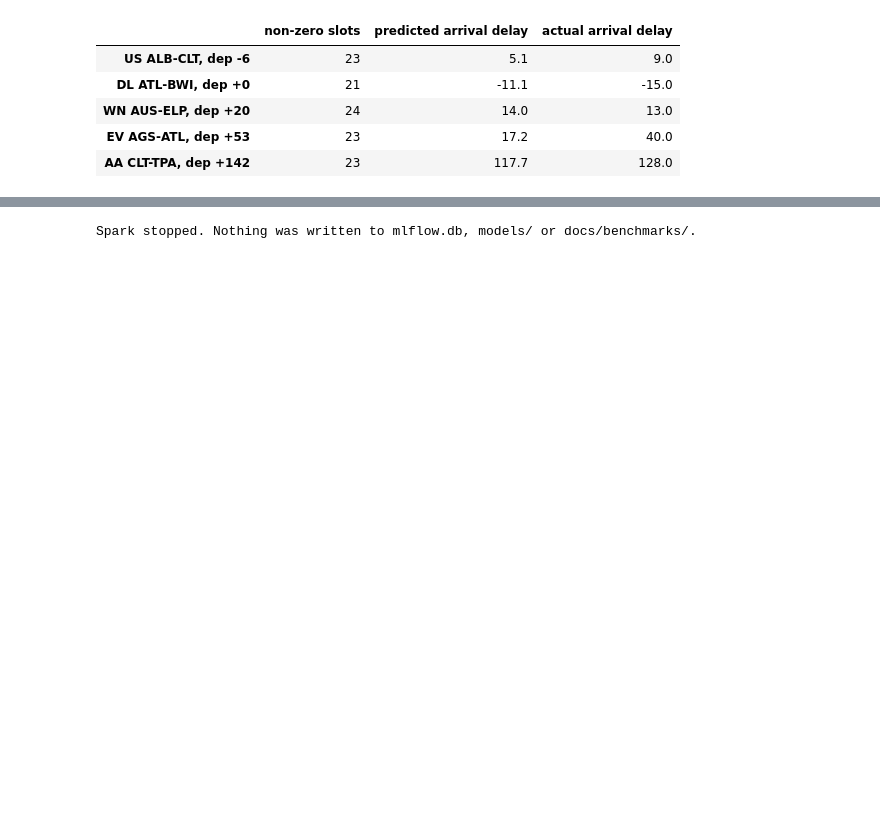
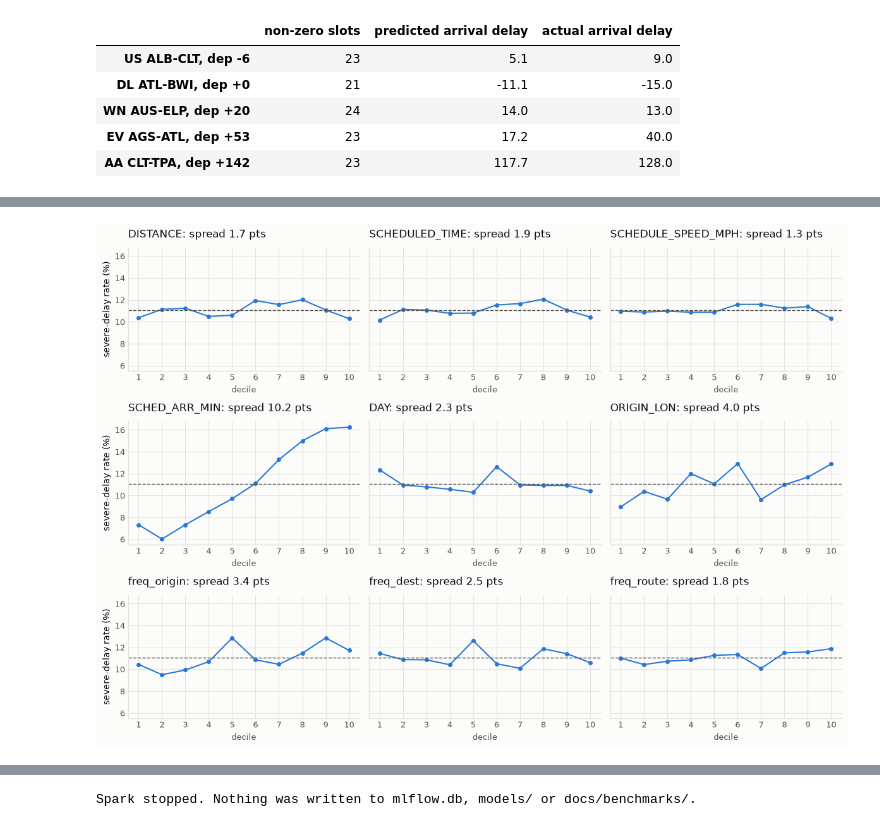
Before and after one commit to YN2TB/Supervised_learning_pipeline_spark, a Jupyter notebook: notebooks/visualisations.ipynb, the cells around one changed output, grey strips where cells are left out. Cells and saved outputs as stored; diff of their text form; code cells hidden in the pictures; blank space fills up the shorter version.

```diff
--- a/notebooks/visualisations.ipynb
+++ b/notebooks/visualisations.ipynb
@@ -950,0 +1007,35 @@ features_selected as Spark stores it (values rounded to 2 decimals):
+# %%
+from pyspark.ml.feature import QuantileDiscretizer
+
+N = df.count()
+freq = df
+for c, name in [('ORIGIN_AIRPORT', 'freq_origin'), ('DESTINATION_AIRPORT', 'freq_dest'),
+                ('ROUTE', 'freq_route')]:
+    share = df.groupBy(c).count().select(
+        c, F.log1p(F.lit(1e6) * F.col('count') / F.lit(N)).alias(name))
+    freq = freq.join(F.broadcast(share), c, 'left')
+freq = freq.withColumn('SCHEDULE_SPEED_MPH', F.col('DISTANCE') / (F.col('SCHEDULED_TIME') / 60))
+
+num = ['DISTANCE', 'SCHEDULED_TIME', 'SCHEDULE_SPEED_MPH', 'SCHED_ARR_MIN', 'DAY',
+       'ORIGIN_LON', 'freq_origin', 'freq_dest', 'freq_route']
+# Deciles from a distributed quantile sketch; ties can merge bins, so a column
+# with few distinct values may show fewer than ten points.
+dec = QuantileDiscretizer(inputCols=num, outputCols=[f'{c}_dec' for c in num],
+                          numBuckets=10, relativeError=0.001).fit(freq).transform(freq)
+fig, axes = plt.subplots(3, 3, figsize=(12, 8.4), sharey=True)
+spread = {}
+for ax, col in zip(axes.flat, num):
+    g = (dec.groupBy(F.col(f'{col}_dec').alias('dec'))
+            .agg(F.avg('label_severe').alias('rate')).orderBy('dec').toPandas())
+    g['dec'] = g['dec'] + 1
+    ax.plot(g['dec'], g['rate'] * 100, color=BLUE, marker='o', ms=4)
+    ax.axhline(overall * 100, color=INK_2, lw=1, ls='--')
+    spread[col] = (g['rate'].max() - g['rate'].min()) * 100
+    style_axes(ax, 'decile', '', f'{col}: spread {spread[col]:.1f} pts')
+    ax.title.set_fontsize(10)
+    ax.set_xticks(range(1, 11))
+axes[0, 0].set_ylabel('severe-delay rate (%)'); axes[1, 0].set_ylabel('severe-delay rate (%)')
+axes[2, 0].set_ylabel('severe-delay rate (%)')
+plt.tight_layout(); plt.show()
+# %% [output]
+[figure, added]
```
Also changed, not shown: parts of 8 cells of this notebook, 9 other files.
